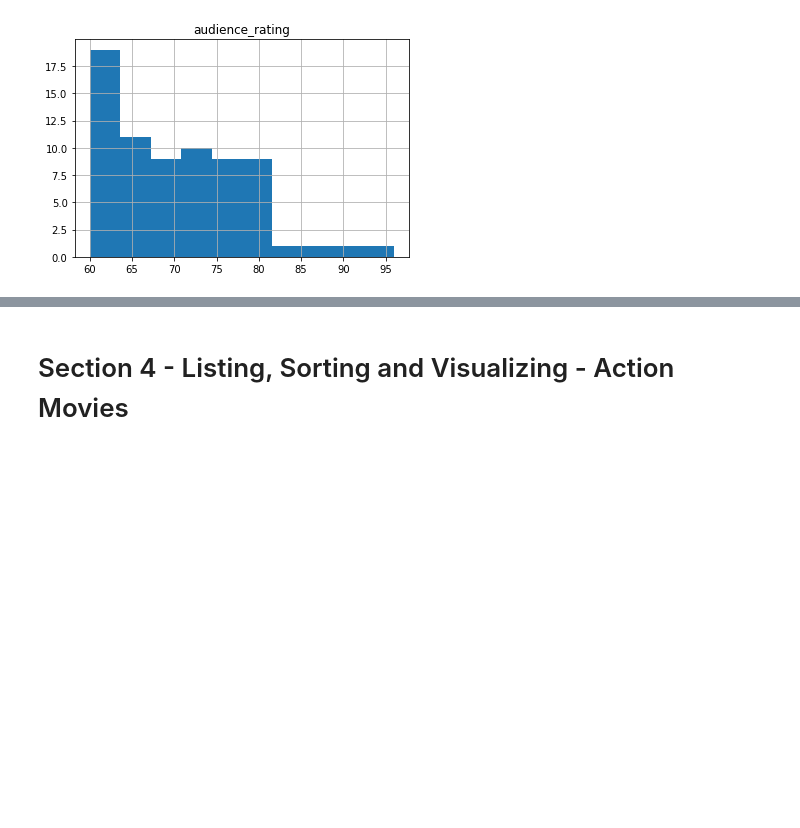
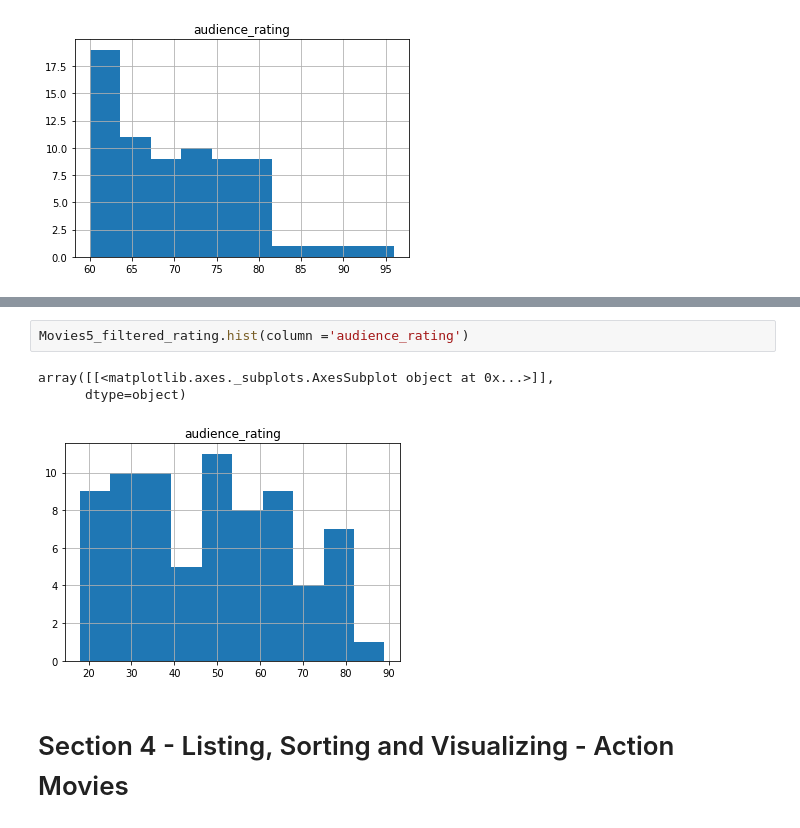
Before and after one commit to DarthRavencroft/Colabratory-Projects, a Jupyter notebook: Chris_Ford_Capstone_3.ipynb, the cells around one changed output, grey strips where cells are left out. Saved outputs shown, nothing was run; the diff lists cells and outputs as text; blank space fills up the shorter version.

```diff
--- a/Chris_Ford_Capstone_3.ipynb
+++ b/Chris_Ford_Capstone_3.ipynb
@@ -110,3 +197,9 @@ array([[<matplotlib.axes._subplots.AxesSubplot object at 0x...>]],
+# %%
+Movies5_filtered_rating.hist(column ='audience_rating')
+# %% [output]
+array([[<matplotlib.axes._subplots.AxesSubplot object at 0x...>]],
+      dtype=object)
+[figure, added]
 # %% [markdown]
 # Section 4 - Listing, Sorting and Visualizing - Action Movies
 # %% [markdown]
```
Also changed, not shown: parts of 33 cells of this notebook.
